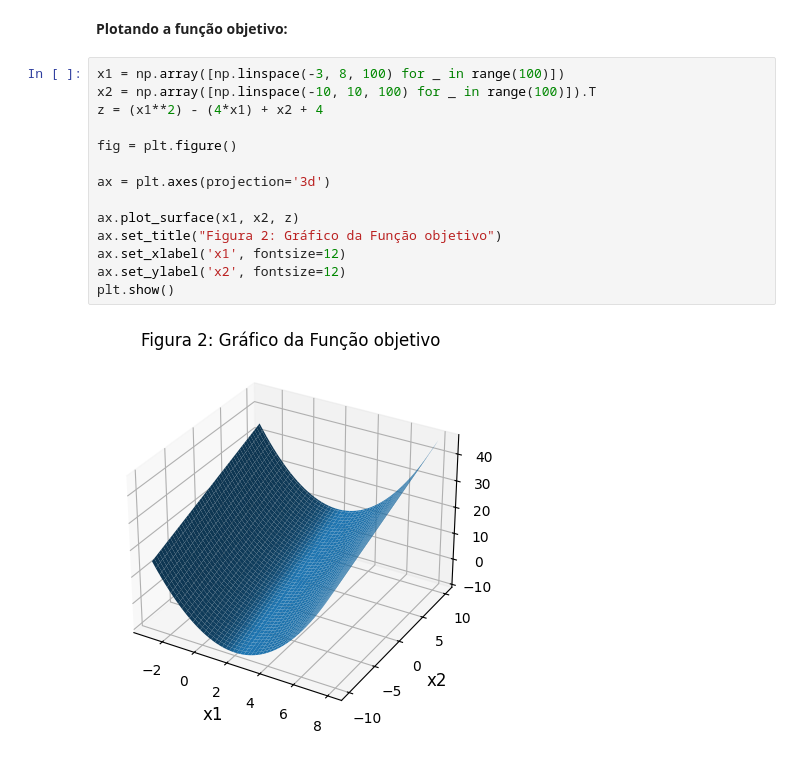
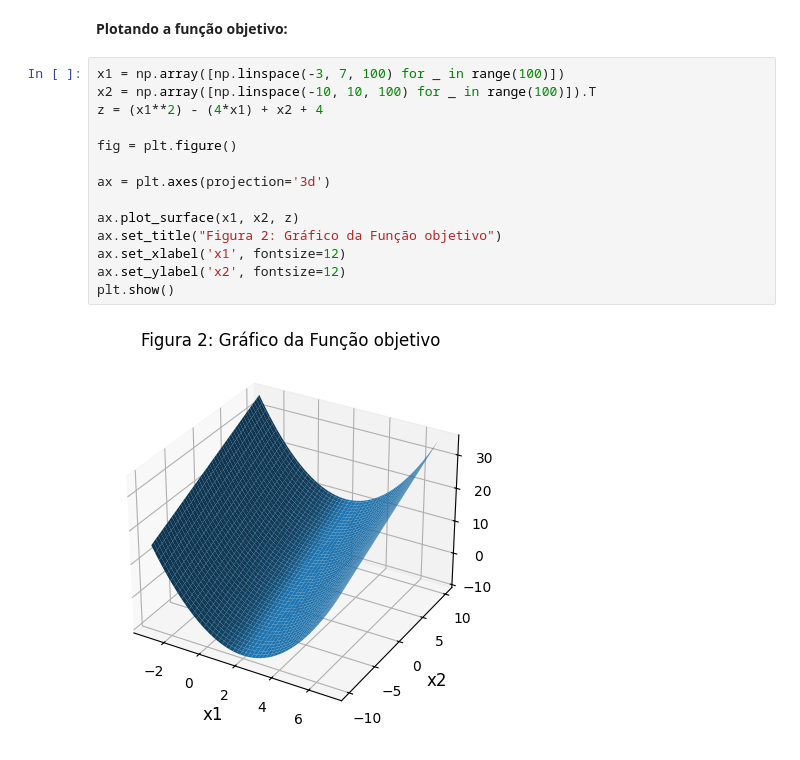
Before and after one commit to Xornotor/PPGEE-Otimizacao-Exercicios, a Jupyter notebook: Lista-01-A/Q2.ipynb, the cells around one changed output. Cells and saved outputs as stored; diff of their text form.

```diff
--- a/Lista-01-A/Q2.ipynb
+++ b/Lista-01-A/Q2.ipynb
@@ -65,18 +65,18 @@ plt.show()
 # %% [markdown]
 **Plotando a função objetivo:**
 # %%
-x1 = np.array([np.linspace(-3, 8, 100) for _ in range(100)])
+x1 = np.array([np.linspace(-3, 7, 100) for _ in range(100)])
 x2 = np.array([np.linspace(-10, 10, 100) for _ in range(100)]).T
 z = (x1**2) - (4*x1) + x2 + 4
 
 fig = plt.figure()
 
 ax = plt.axes(projection='3d')
 
 ax.plot_surface(x1, x2, z)
 ax.set_title("Figura 2: Gráfico da Função objetivo")
 ax.set_xlabel('x1', fontsize=12)
 ax.set_ylabel('x2', fontsize=12)
 plt.show()
 # %% [output]
-[figure, old version]
+[figure, new version]
```
Also changed, not shown: parts of 6 cells of this notebook.
